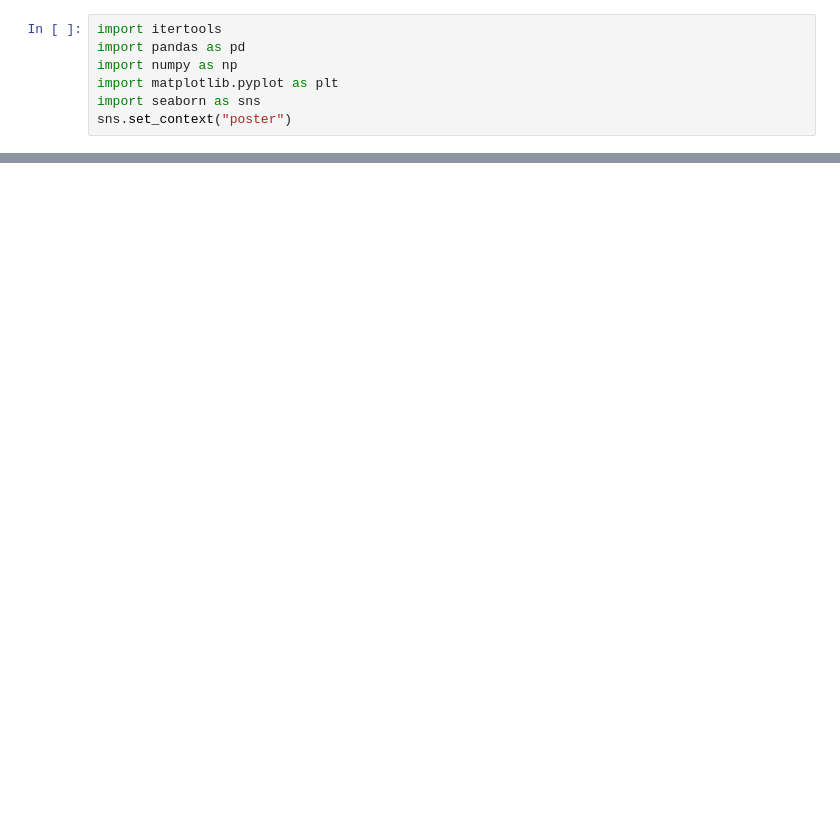
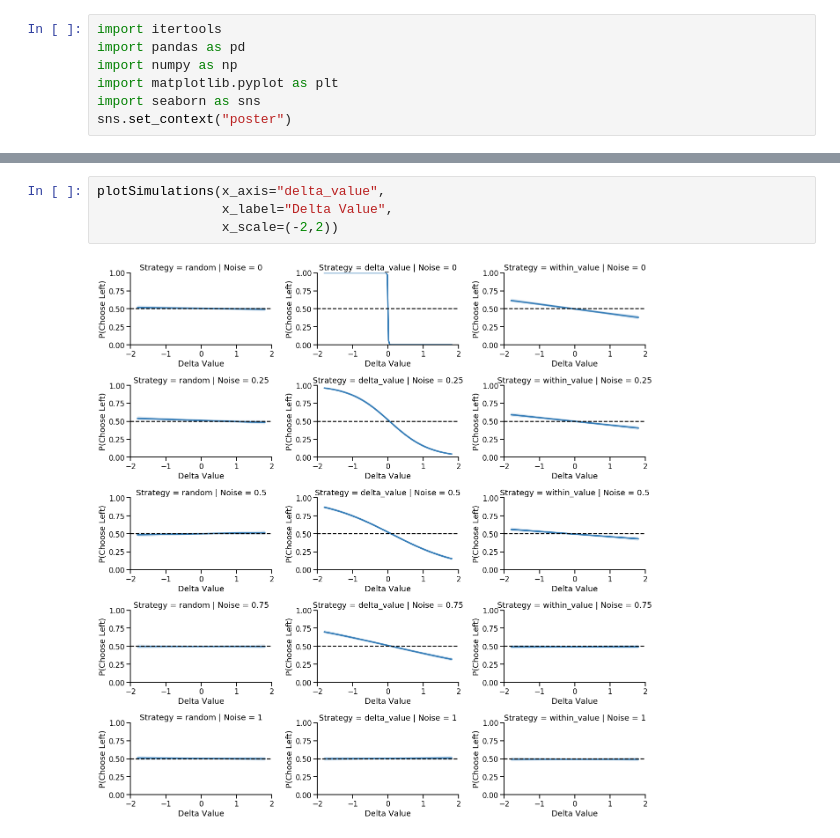
Before and after one commit to boomsbloom/boomsbloom.github.io, a Jupyter notebook: lab_notebooks/multidim_taskdesign.ipynb, the cells around one changed output, grey strips where cells are left out. Saved outputs shown, nothing was run; the diff lists cells and outputs as text; blank space fills up the shorter version.

```diff
--- a/lab_notebooks/multidim_taskdesign.ipynb
+++ b/lab_notebooks/multidim_taskdesign.ipynb
@@ -139,0 +335,6 @@ learn_data = pd.DataFrame.from_dict(learn_data)
+# %%
+plotSimulations(x_axis="delta_value",
+                x_label="Delta Value",
+                x_scale=(-2,2))
+# %% [output]
+[figure, added]
```
Also changed, not shown: parts of 27 cells of this notebook, 1 other file.
